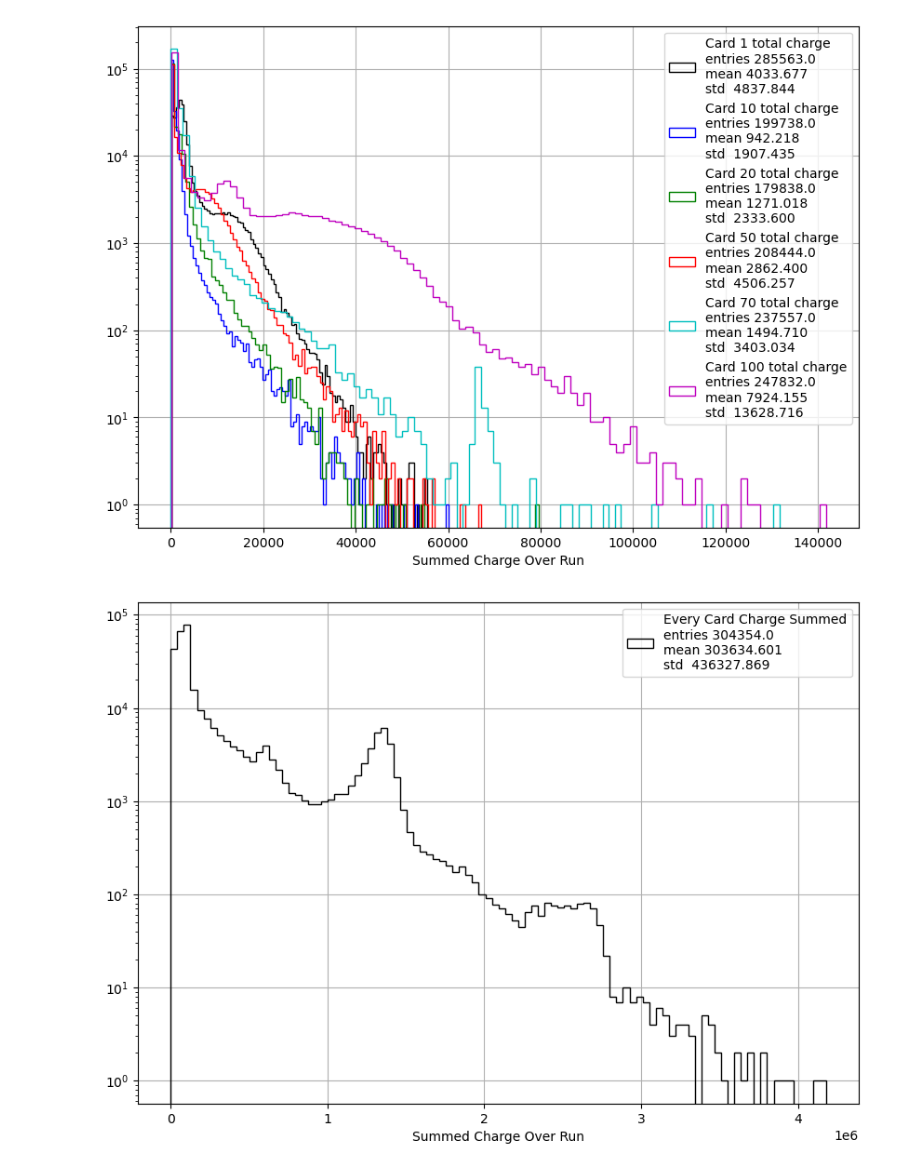
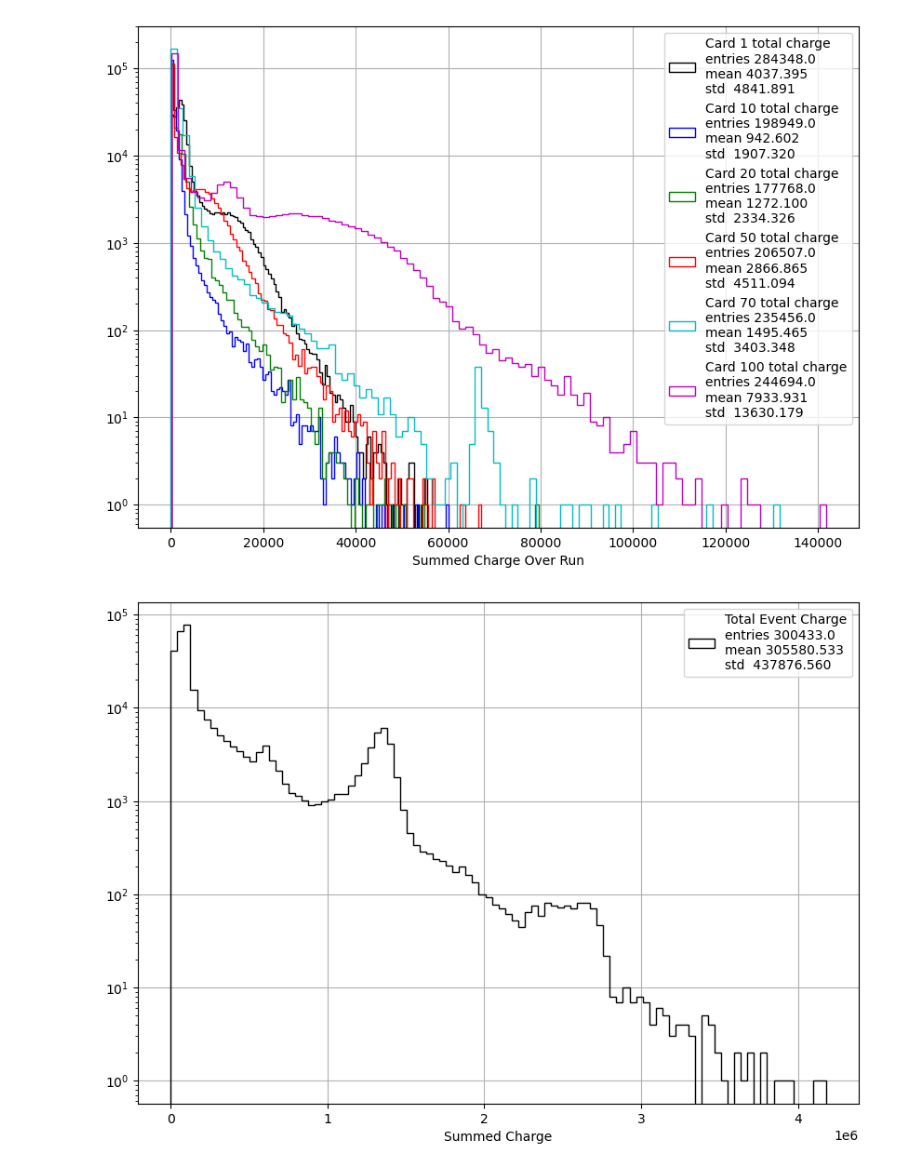
Before and after one commit to elenaramos44/WCTE_BRB_Data_Analysis, a Jupyter notebook: NB/testing_mpmt_dfs.ipynb, the cells around one changed output. Saved outputs shown, nothing was run; the diff lists cells and outputs as text; code cells hidden in the pictures.

```diff
--- a/NB/testing_mpmt_dfs.ipynb
+++ b/NB/testing_mpmt_dfs.ipynb
@@ -28,5 +31,5 @@ pltext.style()
 # %%
 run = 1570
 # %%
-df_conc = pd.read_parquet(f"/eos/home-d/dcostasr/SWAN_projects/2025_data/data/{run}/df_concat.parquet")
 df_mpmt = pd.read_parquet(f"/eos/home-d/dcostasr/SWAN_projects/2025_data/data/{run}/df_mPMTs.parquet")
+df_beam = pd.read_parquet(f"/eos/home-d/dcostasr/SWAN_projects/2025_data/data/{run}/df_beam.parquet")
@@ -65,0 +69,9 @@ df_mpmt
+# %%
+df_mpmt = df_mpmt.reset_index(drop=True)
+df_beam = df_beam.reset_index(drop=True)
+
+df_merged = pd.merge(df_mpmt, df_beam, on="evt", how="right")
+del df_mpmt
+gc.collect()
+del df_beam
+gc.collect()
@@ -66,18 +96,18 @@ df_mpmt
 # %%
 fig = plt.figure(figsize=(10, 7))
 
-pltext.hist(df_mpmt["card1_charge"].dropna(), 100, ylog=True,  xylabels=("Summed Charge Over Run"), label="Card 1 total charge");
-pltext.hist(df_mpmt["card10_charge"].dropna(), 100, ylog=True , label="Card 10 total charge");
-pltext.hist(df_mpmt["card20_charge"].dropna(), 100, ylog=True , label="Card 20 total charge");
-pltext.hist(df_mpmt["card40_charge"].dropna(), 100, ylog=True , label="Card 50 total charge");
-pltext.hist(df_mpmt["card80_charge"].dropna(), 100, ylog=True , label="Card 70 total charge");
-pltext.hist(df_mpmt["card100_charge"].dropna(), 100, ylog=True, label="Card 100 total charge");
+pltext.hist(df_merged["card1_charge"].dropna(), 100, ylog=True,  xylabels=("Summed Charge Over Run"), label="Card 1 total charge");
+pltext.hist(df_merged["card10_charge"].dropna(), 100, ylog=True , label="Card 10 total charge");
+pltext.hist(df_merged["card20_charge"].dropna(), 100, ylog=True , label="Card 20 total charge");
+pltext.hist(df_merged["card40_charge"].dropna(), 100, ylog=True , label="Card 50 total charge");
+pltext.hist(df_merged["card80_charge"].dropna(), 100, ylog=True , label="Card 70 total charge");
+pltext.hist(df_merged["card100_charge"].dropna(), 100, ylog=True, label="Card 100 total charge");
 # %% [output]
-[figure, old version]
+[figure, new version]
 # %%
 fig = plt.figure(figsize=(10, 7))
-pltext.hist(df_mpmt["card_total_charge"].dropna(), 100, ylog=True,  xylabels=("Summed Charge Over Run"), label="Every Card Charge Summed");
+pltext.hist(df_merged["event_total_charge"].dropna(), 100, ylog=True,  xylabels=("Summed Charge"), label="Total Event Charge");
 # %% [output]
-[figure, old version]
+[figure, new version]
 # %%
 fig = plt.figure(figsize=(10, 7))
```
Also changed, not shown: parts of 7 cells of this notebook, 1 other file.
